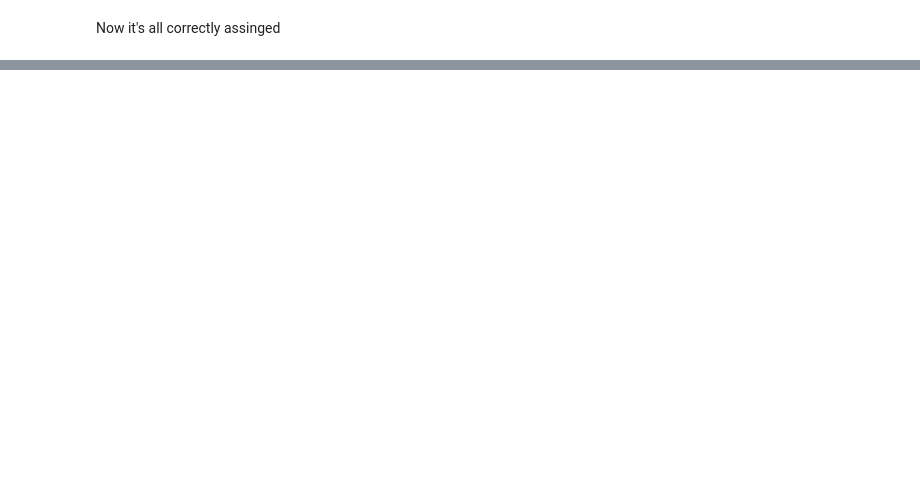
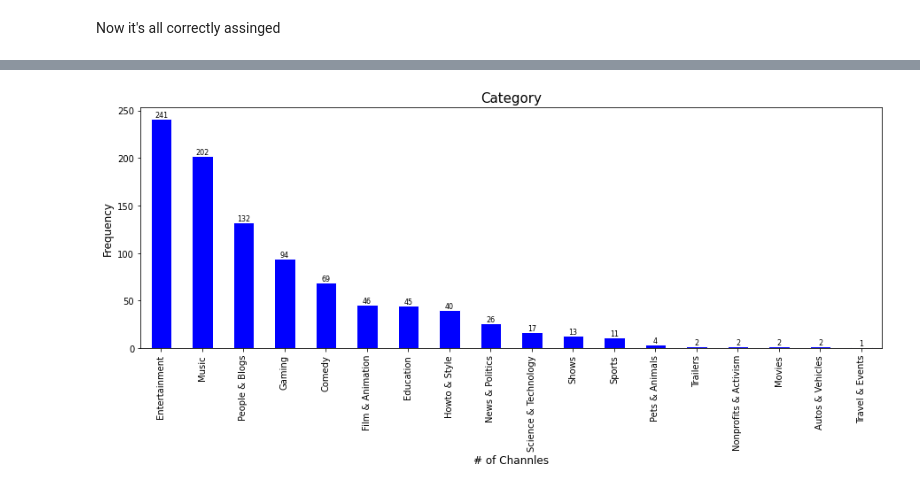
Before and after one commit to dooinn/youtube_2023, a Jupyter notebook: youtube_global_stats.ipynb, the cells around one changed output, grey strips where cells are left out. Drawn from its saved outputs; the diff is of its cells as text; code cells hidden in the pictures; blank space fills up the shorter version.

```diff
--- a/youtube_global_stats.ipynb
+++ b/youtube_global_stats.ipynb
@@ -240 +254,7 @@ Now it's all correctly assinged
 we also need to investigate if ther inconsistent values are exist in categorical values. Let's check each categorical features unique values.
+# %%
+categorical_features = df.select_dtypes(include=['object'])
+categorical_features_filter = categorical_features[['category','country','abbreviation','channel_type','created_month']]
+
+for column in categorical_features_filter.columns:
+    print(f"Unique values in {column}: {df[column].unique()}\n")
@@ -240,0 +287,5 @@ we also need to investigate if ther inconsistent values are exist in categorical
+# %%
+df['average_monthly_earnings'] = (df['lowest_monthly_earnings'] + df['highest_monthly_earnings'])/2
+df['average_annual_earnings'] = (df['lowest_yearly_earnings'] + df['highest_yearly_earnings'])/2
+
+df['views_per_video'] = df['video_views']/df['uploads']
@@ -240,0 +296,32 @@ we also need to investigate if ther inconsistent values are exist in categorical
+# %%
+# Set color for the plots
+color = 'blue'
+
+# Define function to plot histograms
+def plot_hist(column, bins, title, xlabel, fontsize=8, rotation=0):
+    plt.figure(figsize=(15,5))
+    counts, bins, patches = plt.hist(column, bins=bins, color=color, edgecolor='white')
+    plt.title(title, fontsize=15)
+    plt.xlabel(xlabel, fontsize=12)
+    plt.ylabel('Frequency', fontsize=12)
+
+    # Add text annotation for frequencies
+    bin_centers = 0.5 * (bins[:-1] + bins[1:])
+    for count, x in zip(counts, bin_centers):
+        if count > 0:
+            plt.text(x, count, str(int(count)), fontsize=fontsize, ha='center', va='bottom', rotation=rotation)
+    plt.show()
+
+# Define function to plot bar plots
+def plot_bar(column, title, xlabel, fontsize=8, rotation=0):
+    plt.figure(figsize=(15,5))
+    counts = column.value_counts()
+    counts.plot(kind='bar', color=color, edgecolor='white')
+    plt.title(title, fontsize=15)
+    plt.xlabel(xlabel, fontsize=12)
+    plt.ylabel('Frequency', fontsize=12)
+
+    # Add text annotation for frequencies with rotation and larger font size
+    for i, v in enumerate(counts):
+        plt.text(i, v, str(v), fontsize=fontsize, ha='center', va='bottom', rotation=rotation)
+    plt.show()
@@ -240,0 +332,4 @@ we also need to investigate if ther inconsistent values are exist in categorical
+# %%
+plot_bar(df['category'], 'Category', '# of Channles')
+# %% [output]
+[figure, added]
```
Also changed, not shown: parts of 21 cells of this notebook, 1 other file.
